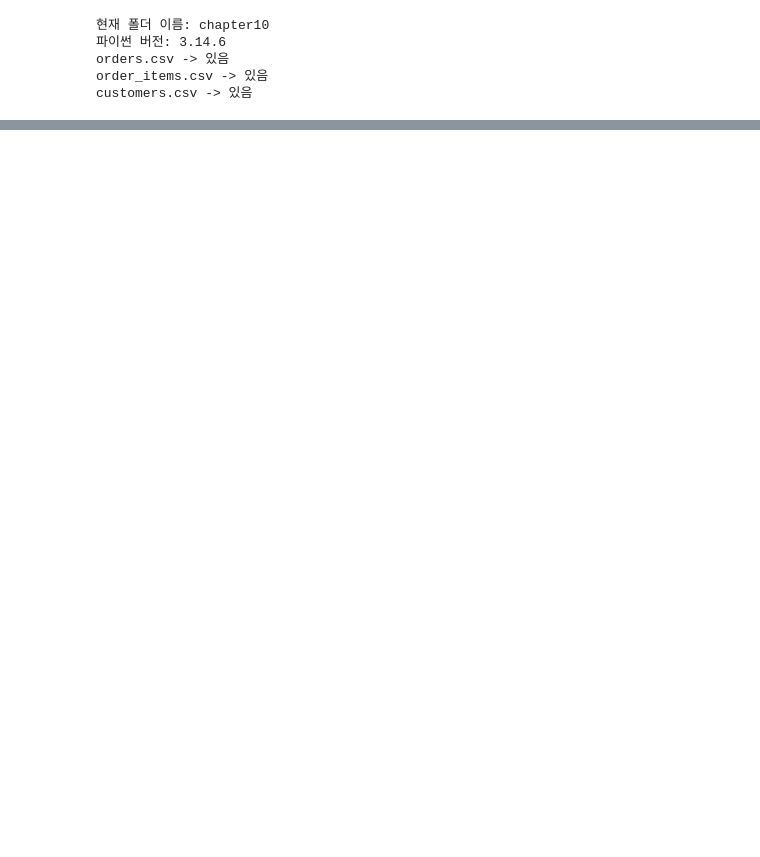
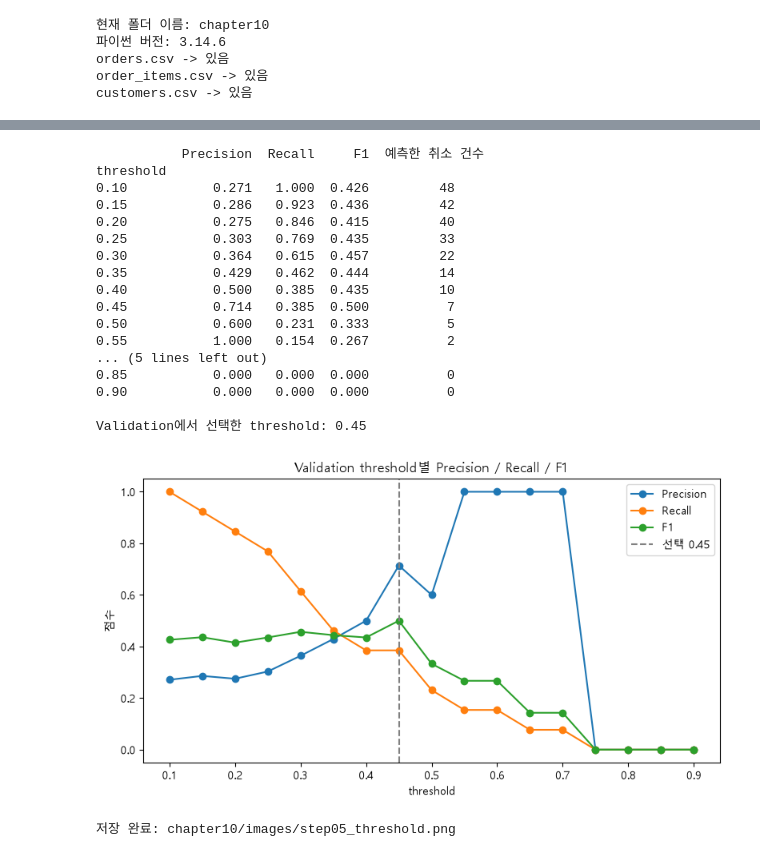
Before and after one commit to apll970502/llm-data-analysis-course, a Jupyter notebook: chapter10/chapter10.ipynb, the cells around one changed output, grey strips where cells are left out. Saved outputs shown, nothing was run; the diff lists cells and outputs as text; code cells hidden in the pictures; blank space fills up the shorter version.

```diff
--- a/chapter10/chapter10.ipynb
+++ b/chapter10/chapter10.ipynb
@@ -211,0 +427,54 @@ See https://pandas.pydata.org/docs/user_guide/migration-3-strings.html#string-mi
+# %%
+selected_pipe = fitted_models[selected_model_name]
+val_proba = selected_pipe.predict_proba(X_val)[:, 1]
+
+thresholds = np.round(np.arange(0.10, 0.91, 0.05), 2)
+rows = []
+for t in thresholds:
+    pred = (val_proba >= t).astype(int)
+    m = calc_metrics(y_val, pred)
+    m["threshold"] = t
+    m["예측한 취소 건수"] = int(pred.sum())
+    rows.append(m)
+
+threshold_table = pd.DataFrame(rows).set_index("threshold").round(3)
+print(threshold_table[["Precision", "Recall", "F1", "예측한 취소 건수"]])
+
+# 선택 규칙: F1 -> Recall -> Precision 순
+best = threshold_table.sort_values(["F1", "Recall", "Precision"], ascending=False)
+selected_threshold = float(best.index[0])
+print()
+print("Validation에서 선택한 threshold:", selected_threshold)
+
+fig, ax = plt.subplots(figsize=(8, 4.5))
+for col in ["Precision", "Recall", "F1"]:
+    ax.plot(threshold_table.index, threshold_table[col], marker="o", label=col)
+ax.axvline(selected_threshold, color="gray", linestyle="--", label=f"선택 {selected_threshold}")
+ax.set_title("Validation threshold별 Precision / Recall / F1")
+ax.set_xlabel("threshold")
+ax.set_ylabel("점수")
+ax.legend()
+plt.tight_layout()
+plt.savefig(IMAGE_DIR / "step05_threshold.png", dpi=150)
+plt.show()
+print("저장 완료: chapter10/images/step05_threshold.png")
+# %% [output]
+           Precision  Recall     F1  예측한 취소 건수
+threshold
+0.10           0.271   1.000  0.426         48
+0.15           0.286   0.923  0.436         42
+0.20           0.275   0.846  0.415         40
+0.25           0.303   0.769  0.435         33
+0.30           0.364   0.615  0.457         22
+0.35           0.429   0.462  0.444         14
+0.40           0.500   0.385  0.435         10
+0.45           0.714   0.385  0.500          7
+0.50           0.600   0.231  0.333          5
+0.55           1.000   0.154  0.267          2
+... (5 lines left out)
+0.85           0.000   0.000  0.000          0
+0.90           0.000   0.000  0.000          0
+
+Validation에서 선택한 threshold: 0.45
+[figure, added]
+저장 완료: chapter10/images/step05_threshold.png
```
Also changed, not shown: parts of 47 cells of this notebook, 4 other files.
